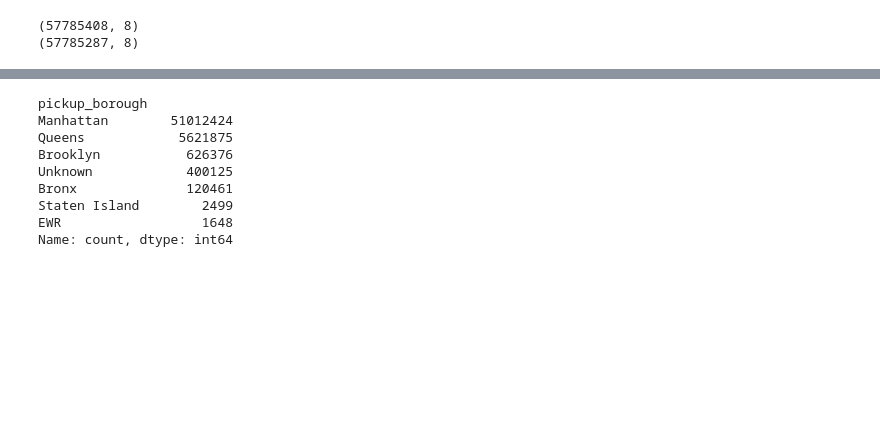
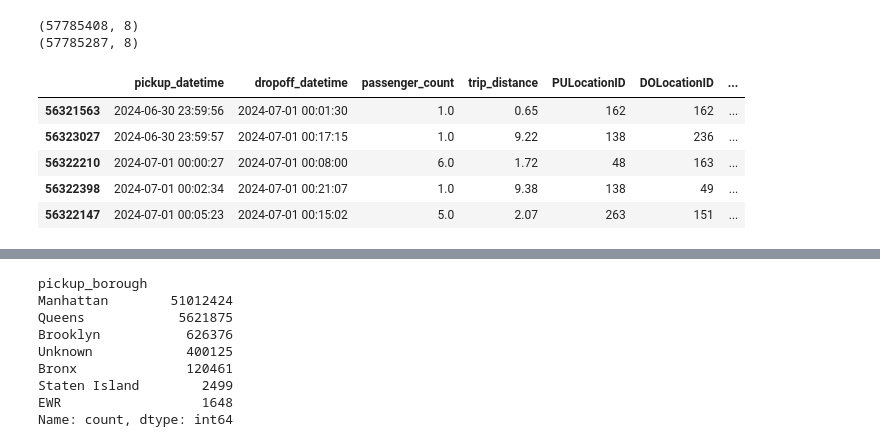
Before and after one commit to Pableren/Cab_Data_Cruise, a Jupyter notebook: Etl.ipynb, the cells around one changed output, grey strips where cells are left out. Cells and saved outputs as stored; diff of their text form; code cells hidden in the pictures; blank space fills up the shorter version.

```diff
--- a/Etl.ipynb
+++ b/Etl.ipynb
@@ -364,6 +353,15 @@ print(taxis.shape)
 # %% [output]
 (57785408, 8)
 (57785287, 8)
+# %%
+taxis.tail(5)
+# %% [output]
+|  | pickup_datetime | dropoff_datetime | passenger_count | trip_distance | PULocationID | DOLocationID | ... |
+| 56321563 | 2024-06-30 23:59:56 | 2024-07-01 00:01:30 | 1.0 | 0.65 | 162 | 162 | ... |
+| 56323027 | 2024-06-30 23:59:57 | 2024-07-01 00:17:15 | 1.0 | 9.22 | 138 | 236 | ... |
+| 56322210 | 2024-07-01 00:00:27 | 2024-07-01 00:08:00 | 6.0 | 1.72 | 48 | 163 | ... |
+| 56322398 | 2024-07-01 00:02:34 | 2024-07-01 00:21:07 | 1.0 | 9.38 | 138 | 49 | ... |
+| 56322147 | 2024-07-01 00:05:23 | 2024-07-01 00:15:02 | 5.0 | 2.07 | 263 | 151 | ... |
 # %%
 taxis.info()
 # %% [output]
```
Also changed, not shown: parts of 15 cells of this notebook.
